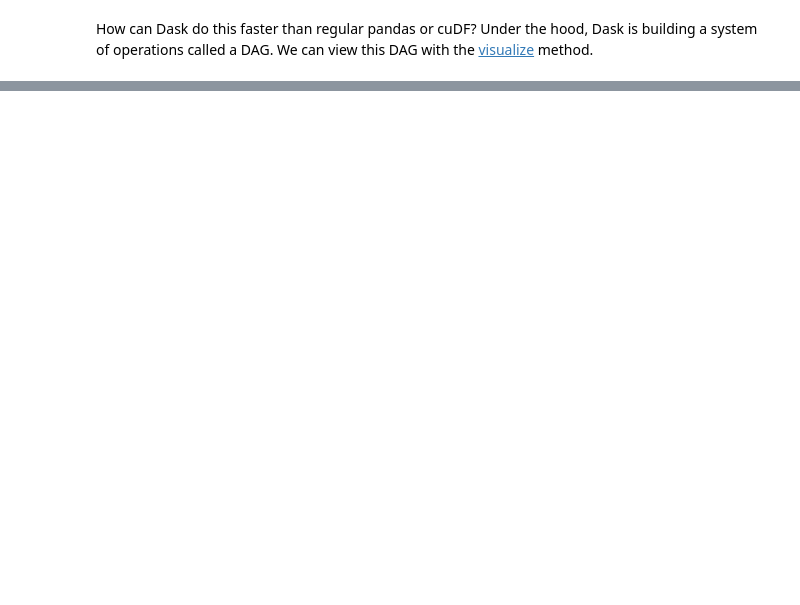
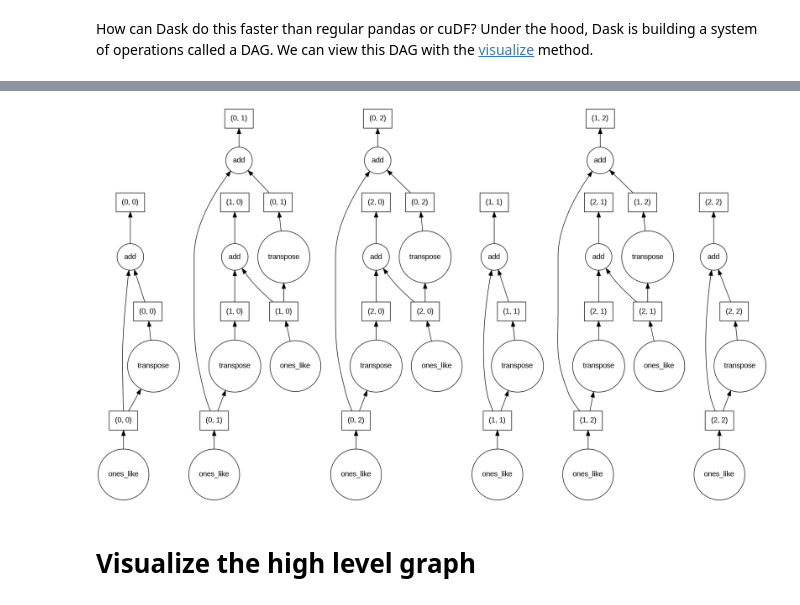
Before and after one commit to falawar7/AAI614_ELAWAR, a Jupyter notebook: Week7/Fe_Notebook7_1.ipynb, the cells around one changed output, grey strips where cells are left out. Cells and saved outputs as stored; diff of their text form; code cells hidden in the pictures; blank space fills up the shorter version.

```diff
--- a/Week7/Fe_Notebook7_1.ipynb
+++ b/Week7/Fe_Notebook7_1.ipynb
@@ -168,0 +256,14 @@ ddf_cpu.visualize()
+# %%
+import dask.array as da
+x = da.ones((15, 15), chunks=(5, 5))
+
+y = x + x.T
+
+with dask.config.set({"visualization.engine": "cytoscape"}):
+  y.visualize()
+# %%
+y.visualize()
+# %% [output]
+[figure, added]
+# %% [markdown]
+# **Visualize the high level graph**
```
Also changed, not shown: parts of 41 cells of this notebook.
